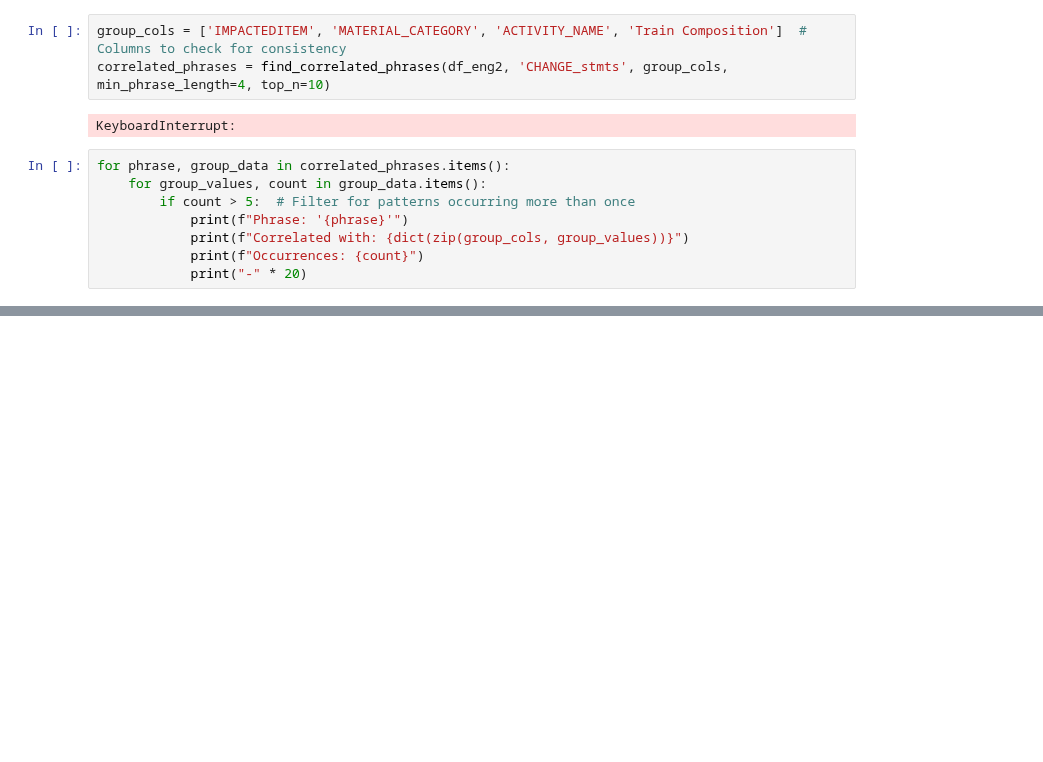
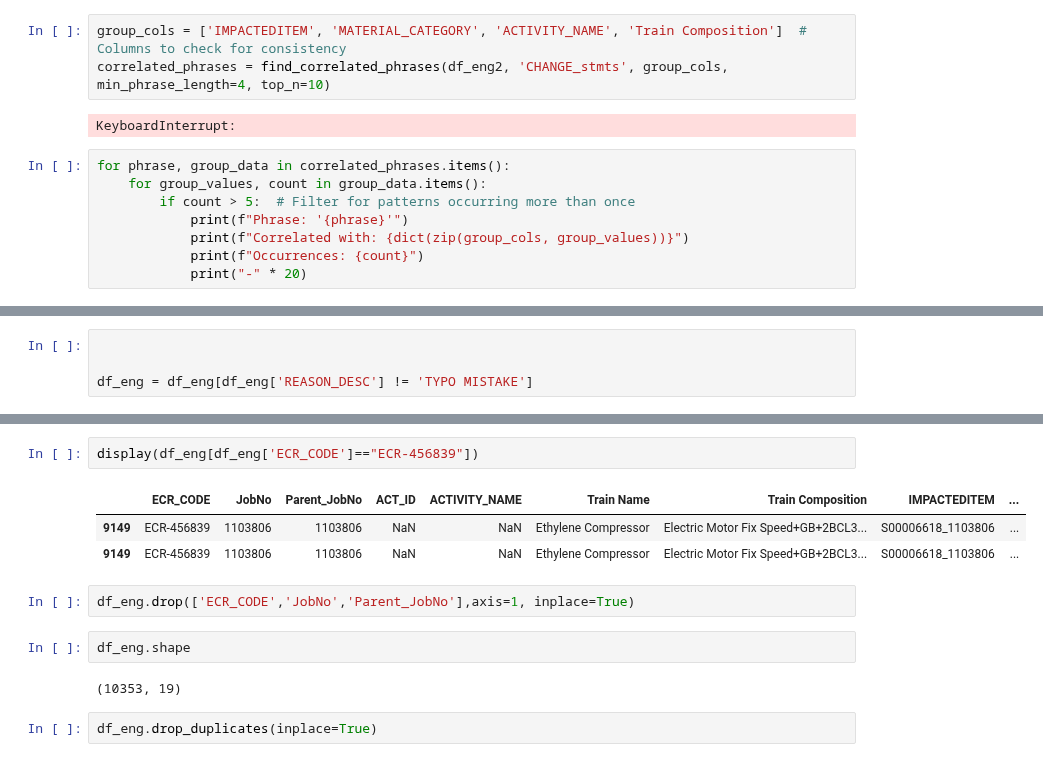
Before and after one commit to adnaksbhat/Colab_JupyterNotebooks, a Jupyter notebook: fresh_insights_analysis.ipynb, the cells around one changed output, grey strips where cells are left out. Saved outputs shown, nothing was run; the diff lists cells and outputs as text; blank space fills up the shorter version.

```diff
--- a/fresh_insights_analysis.ipynb
+++ b/fresh_insights_analysis.ipynb
@@ -310,0 +315,4 @@ for phrase, group_data in correlated_phrases.items():
+# %%
+
+
+df_eng = df_eng[df_eng['REASON_DESC'] != 'TYPO MISTAKE']
@@ -310,0 +354,14 @@ for phrase, group_data in correlated_phrases.items():
+# %%
+display(df_eng[df_eng['ECR_CODE']=="ECR-456839"])
+# %% [output]
+|  | ECR_CODE | JobNo | Parent_JobNo | ACT_ID | ACTIVITY_NAME | Train Name | Train Composition | IMPACTEDITEM | ... |
+| 9149 | ECR-456839 | 1103806 | 1103806 | NaN | NaN | Ethylene Compressor | Electric Motor Fix Speed+GB+2BCL3... | S00006618_1103806 | ... |
+| 9149 | ECR-456839 | 1103806 | 1103806 | NaN | NaN | Ethylene Compressor | Electric Motor Fix Speed+GB+2BCL3... | S00006618_1103806 | ... |
+# %%
+df_eng.drop(['ECR_CODE','JobNo','Parent_JobNo'],axis=1, inplace=True)
+# %%
+df_eng.shape
+# %% [output]
+(10353, 19)
+# %%
+df_eng.drop_duplicates(inplace=True)
```
Also changed, not shown: parts of 6 cells of this notebook.
